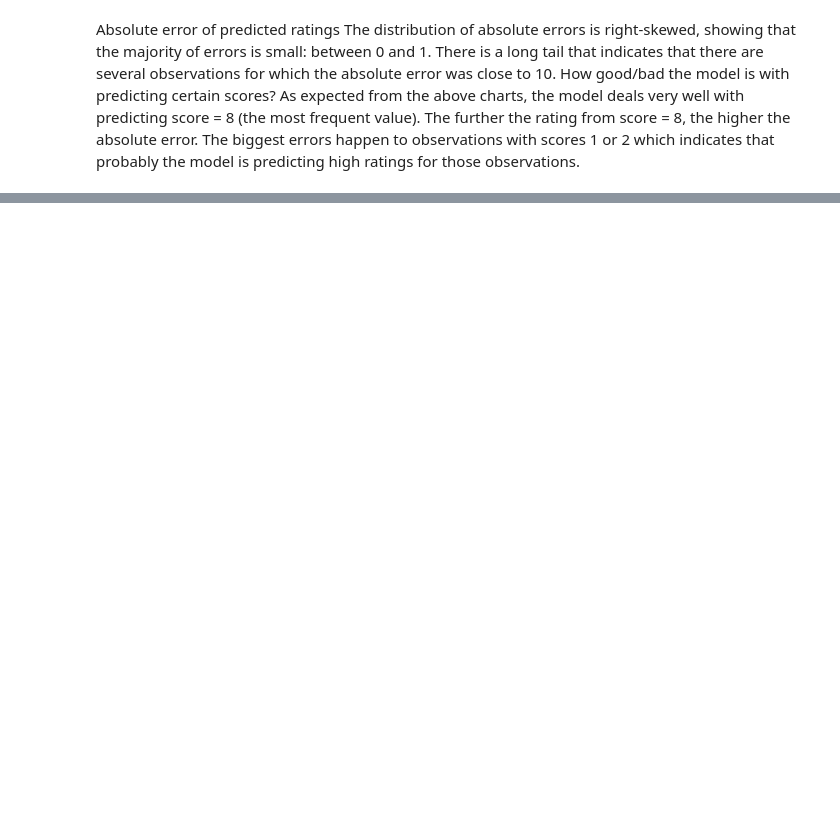
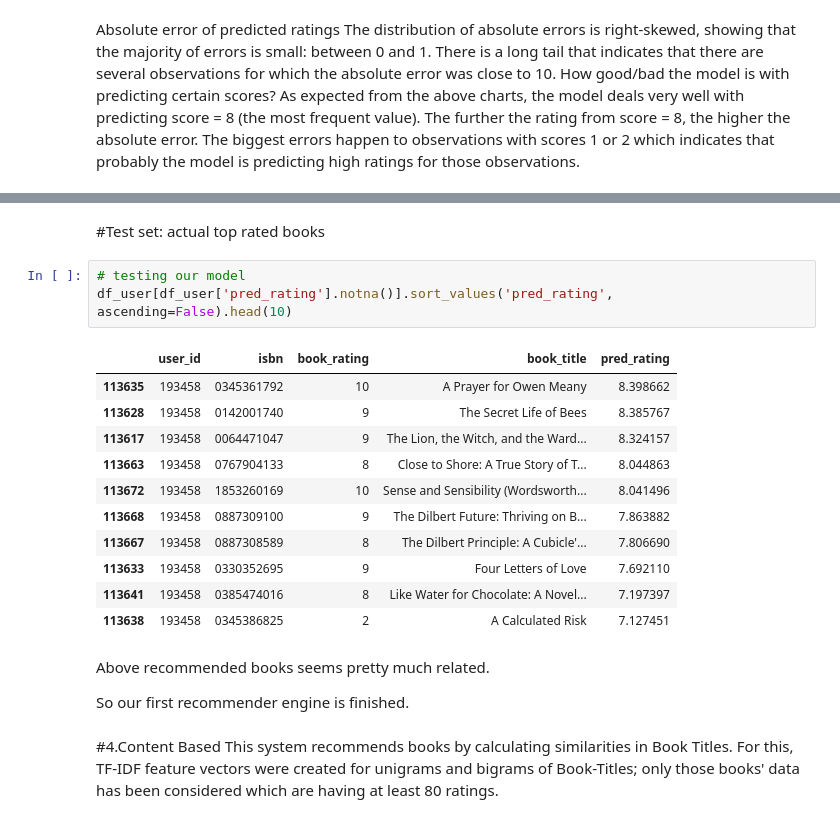
Before and after one commit to Dshivank/Book-Recommendation-System, a Jupyter notebook: Book_Recommendation_System.ipynb, the cells around one changed output, grey strips where cells are left out. Saved outputs shown, nothing was run; the diff lists cells and outputs as text; blank space fills up the shorter version.

```diff
--- a/Book_Recommendation_System.ipynb
+++ b/Book_Recommendation_System.ipynb
@@ -1203,0 +1258,24 @@ Absolute error of predicted ratings The distribution of absolute errors is right
+# %% [markdown]
+#Test set: actual top rated books
+# %%
+# testing our model
+df_user[df_user['pred_rating'].notna()].sort_values('pred_rating', ascending=False).head(10)
+# %% [output]
+|  | user_id | isbn | book_rating | book_title | pred_rating |
+| 113635 | 193458 | 0345361792 | 10 | A Prayer for Owen Meany | 8.398662 |
+| 113628 | 193458 | 0142001740 | 9 | The Secret Life of Bees | 8.385767 |
+| 113617 | 193458 | 0064471047 | 9 | The Lion, the Witch, and the Ward... | 8.324157 |
+| 113663 | 193458 | 0767904133 | 8 | Close to Shore: A True Story of T... | 8.044863 |
+| 113672 | 193458 | 1853260169 | 10 | Sense and Sensibility (Wordsworth... | 8.041496 |
+| 113668 | 193458 | 0887309100 | 9 | The Dilbert Future: Thriving on B... | 7.863882 |
+| 113667 | 193458 | 0887308589 | 8 | The Dilbert Principle: A Cubicle'... | 7.806690 |
+| 113633 | 193458 | 0330352695 | 9 | Four Letters of Love | 7.692110 |
+| 113641 | 193458 | 0385474016 | 8 | Like Water for Chocolate: A Novel... | 7.197397 |
+| 113638 | 193458 | 0345386825 | 2 | A Calculated Risk | 7.127451 |
+# %% [markdown]
+Above recommended books seems pretty much related.
+
+So our first recommender engine is finished.
+# %% [markdown]
+#4.Content Based
+This system recommends books by calculating similarities in Book Titles. For this, TF-IDF feature vectors were created for unigrams and bigrams of Book-Titles; only those books' data has been considered which are having at least 80 ratings.
```
Also changed, not shown: parts of 28 cells of this notebook.
